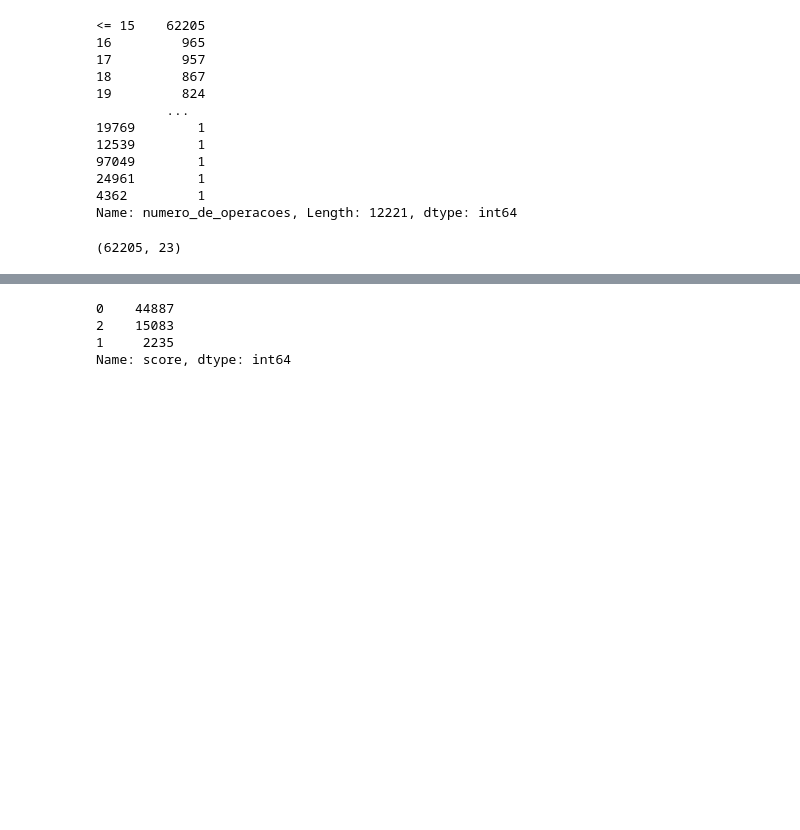
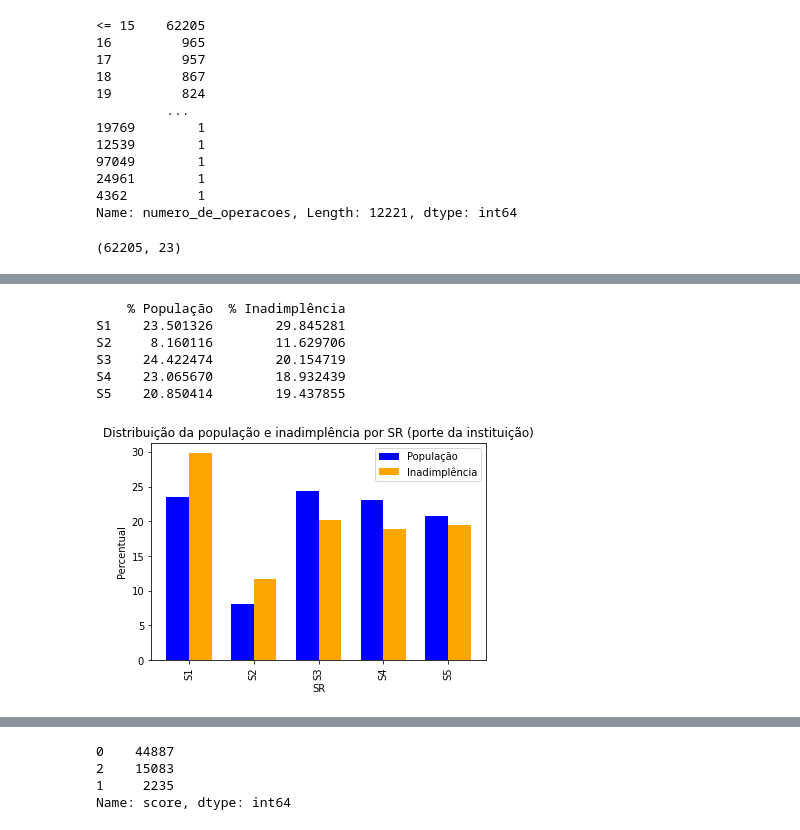
Before and after one commit to luizkw/Analise-de-operacoes-de-credito, a Jupyter notebook: PI4_Dataset_BCB_PF.ipynb, the cells around one changed output, grey strips where cells are left out. Cells and saved outputs as stored; diff of their text form; code cells hidden in the pictures; blank space fills up the shorter version.

```diff
--- a/PI4_Dataset_BCB_PF.ipynb
+++ b/PI4_Dataset_BCB_PF.ipynb
@@ -130,0 +218,54 @@ Name: inadimplente, dtype: int64
+# %%
+# analisando o atributo 'sr', que se refere ao porte da instituição
+# categorias ordenadas
+categorias_ordenadas = ['S1', 'S2', 'S3', 'S4', 'S5']
+
+# Tabela com distribuição de população por categoria
+populacao_por_categoria = dados_clean['sr'].value_counts(normalize=True) * 100
+populacao_por_categoria = populacao_por_categoria.reindex(categorias_ordenadas)
+
+# Tabela com distribuição de inadimplência por categoria
+distribuicao_inadimplencia = inadimplentes['sr'].value_counts(normalize=True) * 100
+distribuicao_inadimplencia = distribuicao_inadimplencia.reindex(categorias_ordenadas)
+
+populacao = pd.DataFrame({'% População': populacao_por_categoria})
+inadimplencia = pd.DataFrame({'% Inadimplência': distribuicao_inadimplencia})
+
+# juntando as duas tabelas
+tabela = pd.concat([populacao, inadimplencia], axis=1)
+tabela = tabela.loc[categorias_ordenadas]
+print(tabela)
+# %% [output]
+    % População  % Inadimplência
+S1    23.501326        29.845281
+S2     8.160116        11.629706
+S3    24.422474        20.154719
+S4    23.065670        18.932439
+S5    20.850414        19.437855
+# %%
+# plotando os dados de população e inadimplência por categoria de ocupação
+
+# Define a largura das barras e a posição dos grupos no eixo x
+bar_width = 0.35
+r1 = np.arange(len(categorias_ordenadas))
+r2 = [x + bar_width for x in r1]
+
+# Cria a figura e os eixos
+fig, ax = plt.subplots()
+
+# Plota as barras de população e inadimplência
+populacao_bars = ax.bar(r1, populacao_por_categoria, color='blue', width=bar_width, label='População')
+inadimplencia_bars = ax.bar(r2, distribuicao_inadimplencia, color='orange', width=bar_width, label='Inadimplência')
+
+# Adiciona rótulos, títulos e legendas ao gráfico
+ax.set_xlabel('SR')
+ax.set_ylabel('Percentual')
+ax.set_title('Distribuição da população e inadimplência por SR (porte da instituição)')
+ax.set_xticks([r + bar_width / 2 for r in range(len(categorias_ordenadas))])
+ax.set_xticklabels(categorias_ordenadas, rotation=90)
+ax.legend()
+
+# Exibição do gráfico
+plt.show()
+# %% [output]
+[figure, added]
```
Also changed, not shown: parts of 51 cells of this notebook.
